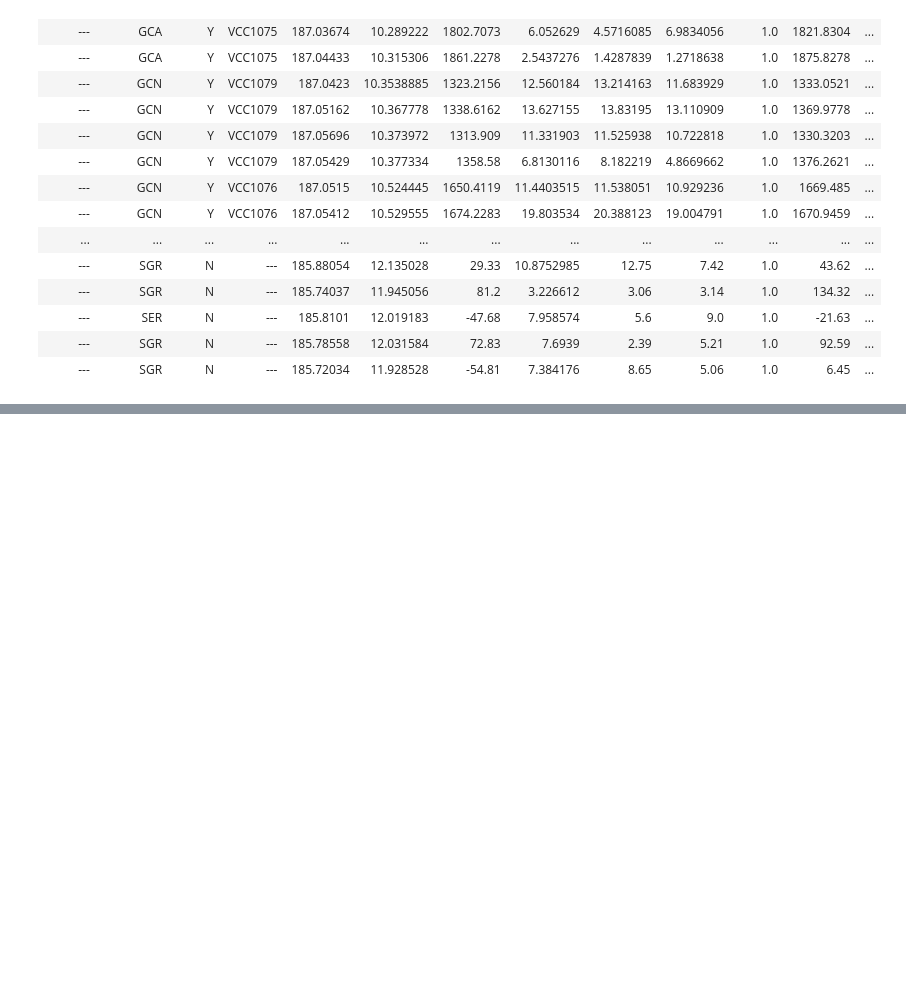
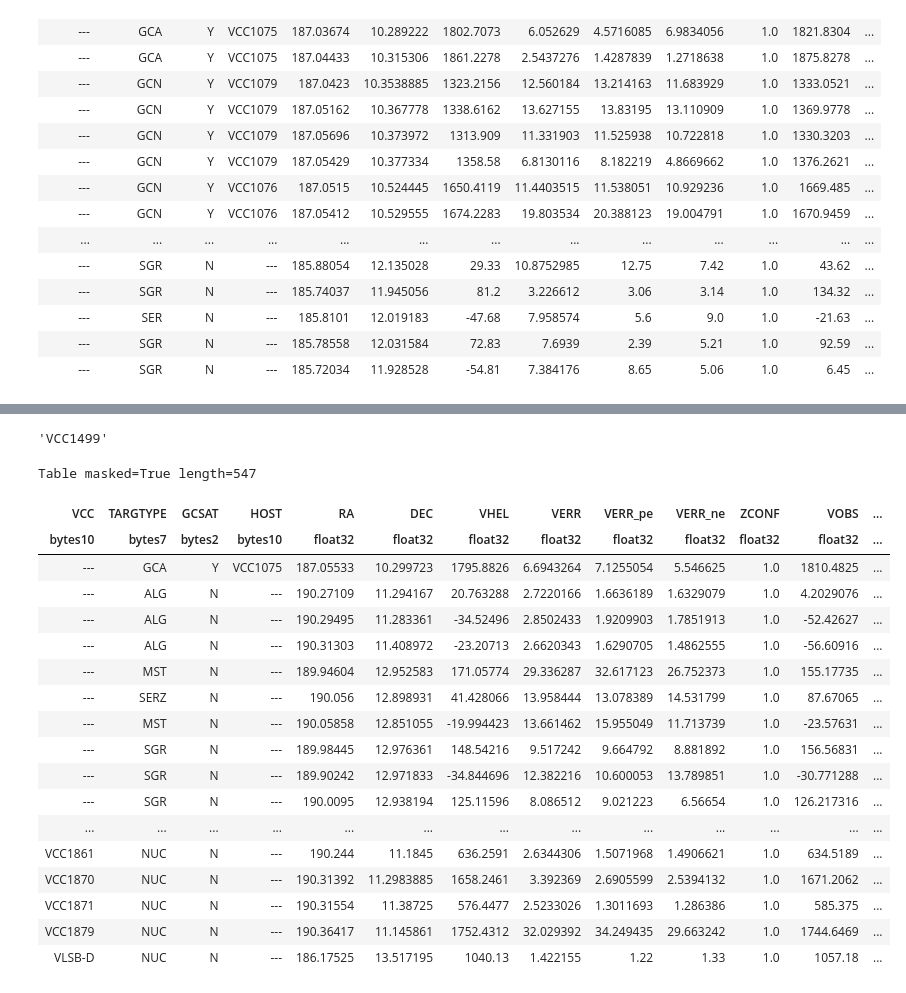
Before and after one commit to kadri-nizam/SIP2019, a Jupyter notebook: keshav/ast 06 (keshav).ipynb, the cells around one changed output, grey strips where cells are left out. Saved outputs shown, nothing was run; the diff lists cells and outputs as text; code cells hidden in the pictures; blank space fills up the shorter version.

Commit message:
nucleus

```diff
--- a/keshav/ast 06 (keshav).ipynb
+++ b/keshav/ast 06 (keshav).ipynb
@@ -377,3 +378,6 @@ Table masked=True length=547
 | --- | SER | N | --- | 185.8101 | 12.019183 | -47.68 | 7.958574 | 5.6 | 9.0 | 1.0 | -21.63 | ... |
 | --- | SGR | N | --- | 185.78558 | 12.031584 | 72.83 | 7.6939 | 2.39 | 5.21 | 1.0 | 92.59 | ... |
 | --- | SGR | N | --- | 185.72034 | 11.928528 | -54.81 | 7.384176 | 8.65 | 5.06 | 1.0 | 6.45 | ... |
+# %%
+nucDat = ascii.read(path + 'nuc.dat')
+nucDat
@@ -379,0 +404,6 @@ Table masked=True length=547
+# %%
+nucDat.sort('VCC')
+Stacked.sort('VCC')
+print(Stacked['VCC'])
+print(nucDat['VCC'])
+print(len(nucDat[0]))
@@ -379,0 +428,12 @@ Table masked=True length=547
+# %%
+nucIndStacked = []
+nucIndDat = []
+for i in range (0, len(nucDat)):
+    for j in range (0, len(Stacked)):
+        s = Stacked[j][0]
+        if (str(nucDat[i][328]) == s[3:]):
+            nucIndStacked.append(j)
+            nucIndDat.append(i)
+
+nucIndStacked
+len(nucIndStacked)
@@ -380 +442,15 @@ Table masked=True length=547
+# %%
+columns = []
+for i in range (0, 524):
+    columns.append('0:')
+for k in range (0, 3):
+    columns.append(nucDat[k][333])
+columns.append('0:')
+for j in range (3, 21):
+    columns.append(nucDat[j][333])
+columns.append(0)
+
+
+Nucleus = Column(columns, name='Nucleus')
+Stacked.add_column(Nucleus)
 # %%
@@ -381,0 +478,26 @@ NucCol = Column(, name = 'Nucleus')
+# %%
+Stacked[533][0]
+# %% [output]
+'VCC1499'
+# %%
+Stacked
+# %% [output]
+Table masked=True length=547
+| VCC | TARGTYPE | GCSAT | HOST | RA | DEC | VHEL | VERR | VERR_pe | VERR_ne | ZCONF | VOBS | ... |
+| bytes10 | bytes7 | bytes2 | bytes10 | float32 | float32 | float32 | float32 | float32 | float32 | float32 | float32 | ... |
+| --- | GCA | Y | VCC1075 | 187.05533 | 10.299723 | 1795.8826 | 6.6943264 | 7.1255054 | 5.546625 | 1.0 | 1810.4825 | ... |
+| --- | ALG | N | --- | 190.27109 | 11.294167 | 20.763288 | 2.7220166 | 1.6636189 | 1.6329079 | 1.0 | 4.2029076 | ... |
+| --- | ALG | N | --- | 190.29495 | 11.283361 | -34.52496 | 2.8502433 | 1.9209903 | 1.7851913 | 1.0 | -52.42627 | ... |
+| --- | ALG | N | --- | 190.31303 | 11.408972 | -23.20713 | 2.6620343 | 1.6290705 | 1.4862555 | 1.0 | -56.60916 | ... |
+| --- | MST | N | --- | 189.94604 | 12.952583 | 171.05774 | 29.336287 | 32.617123 | 26.752373 | 1.0 | 155.17735 | ... |
+| --- | SERZ | N | --- | 190.056 | 12.898931 | 41.428066 | 13.958444 | 13.078389 | 14.531799 | 1.0 | 87.67065 | ... |
+| --- | MST | N | --- | 190.05858 | 12.851055 | -19.994423 | 13.661462 | 15.955049 | 11.713739 | 1.0 | -23.57631 | ... |
+| --- | SGR | N | --- | 189.98445 | 12.976361 | 148.54216 | 9.517242 | 9.664792 | 8.881892 | 1.0 | 156.56831 | ... |
+| --- | SGR | N | --- | 189.90242 | 12.971833 | -34.844696 | 12.382216 | 10.600053 | 13.789851 | 1.0 | -30.771288 | ... |
+| --- | SGR | N | --- | 190.0095 | 12.938194 | 125.11596 | 8.086512 | 9.021223 | 6.56654 | 1.0 | 126.217316 | ... |
+| ... | ... | ... | ... | ... | ... | ... | ... | ... | ... | ... | ... | ... |
+| VCC1861 | NUC | N | --- | 190.244 | 11.1845 | 636.2591 | 2.6344306 | 1.5071968 | 1.4906621 | 1.0 | 634.5189 | ... |
+| VCC1870 | NUC | N | --- | 190.31392 | 11.2983885 | 1658.2461 | 3.392369 | 2.6905599 | 2.5394132 | 1.0 | 1671.2062 | ... |
+| VCC1871 | NUC | N | --- | 190.31554 | 11.38725 | 576.4477 | 2.5233026 | 1.3011693 | 1.286386 | 1.0 | 585.375 | ... |
+| VCC1879 | NUC | N | --- | 190.36417 | 11.145861 | 1752.4312 | 32.029392 | 34.249435 | 29.663242 | 1.0 | 1744.6469 | ... |
+| VLSB-D | NUC | N | --- | 186.17525 | 13.517195 | 1040.13 | 1.422155 | 1.22 | 1.33 | 1.0 | 1057.18 | ... |
```
Also changed, not shown: parts of 5 cells of this notebook.
